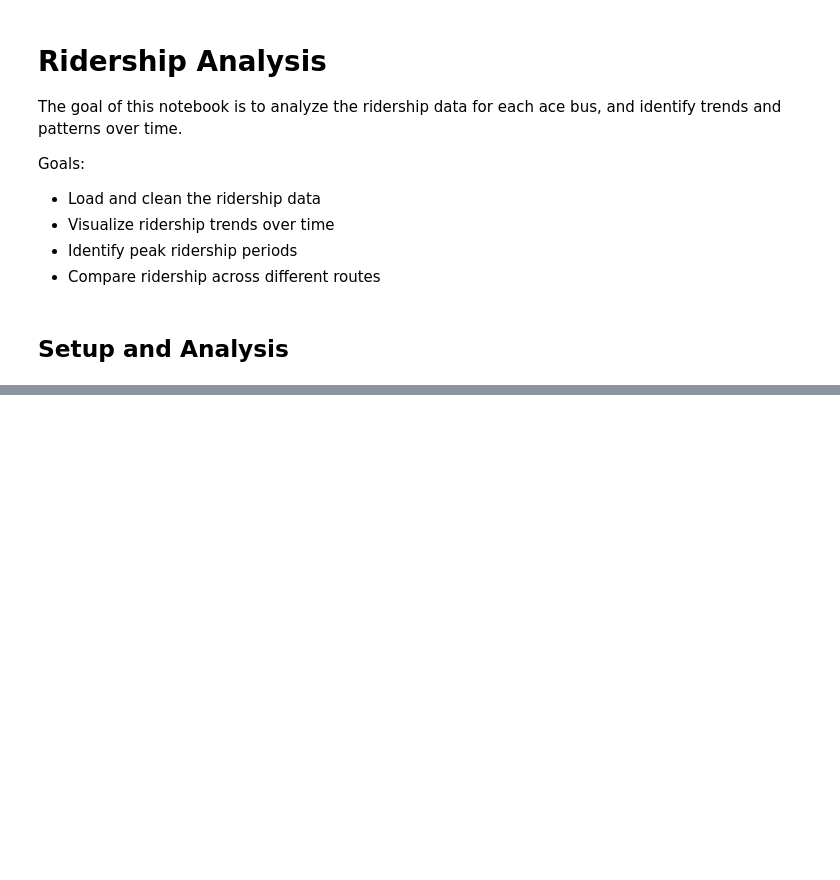
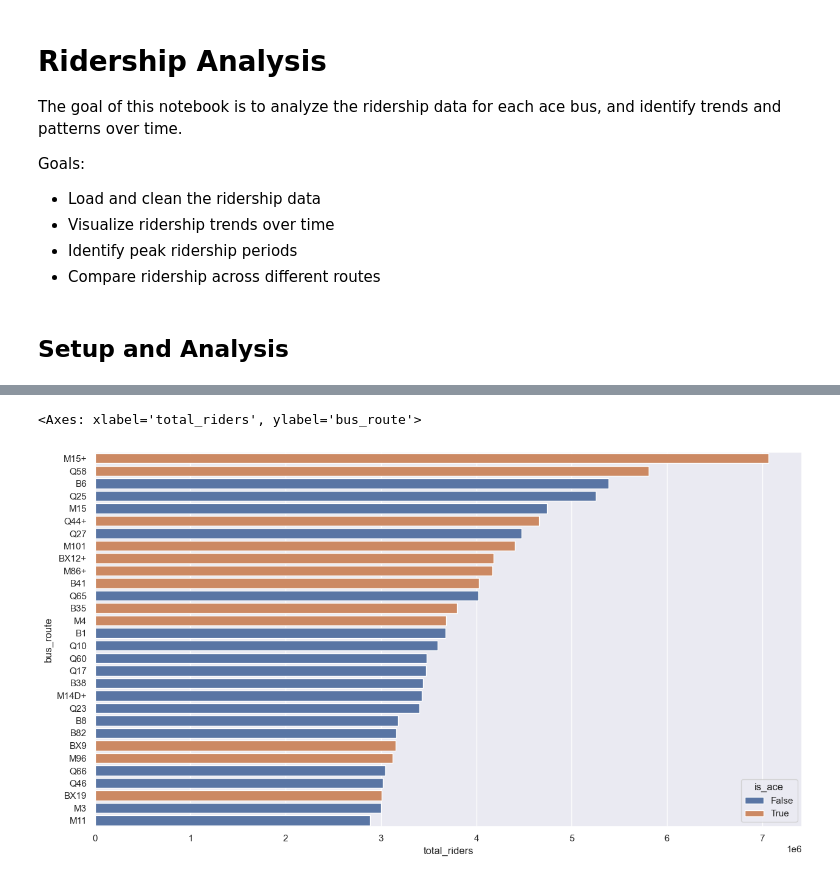
Before and after one commit to MHC-Datathon/Data-Lions, a Jupyter notebook: notebooks/part-2-notebooks/eda-2.ipynb, the cells around one changed output, grey strips where cells are left out. Cells and saved outputs as stored; diff of their text form; code cells hidden in the pictures; blank space fills up the shorter version.

```diff
--- a/notebooks/part-2-notebooks/eda-2.ipynb
+++ b/notebooks/part-2-notebooks/eda-2.ipynb
@@ -122,0 +104,21 @@ raw_2025_complete.info()
+# %%
+ridership_summary = qo.pipeline(
+    api="ridership-2025",
+    query="""
+    select
+        date_extract_m(transit_timestamp) as month,
+        bus_route,
+        sum(ridership) as total_riders,
+        sum(transfers) as total_transfers
+    where
+        date_extract_y(transit_timestamp) = 2025
+    group by
+        month,
+        bus_route
+    order by
+        month asc,
+        total_riders desc
+    limit 50000
+    """,
+)
+ridership_summary.head(10)
@@ -122,0 +265,8 @@ raw_2025_complete.info()
+# %%
+plt.figure(figsize=(15, 8))
+sns.barplot(
+    data=bus_route_totals.head(30), x="total_riders", y="bus_route", hue="is_ace"
+)
+# %% [output]
+<Axes: xlabel='total_riders', ylabel='bus_route'>
+[figure, added]
```
Also changed, not shown: parts of 23 cells of this notebook, 3 other files.
